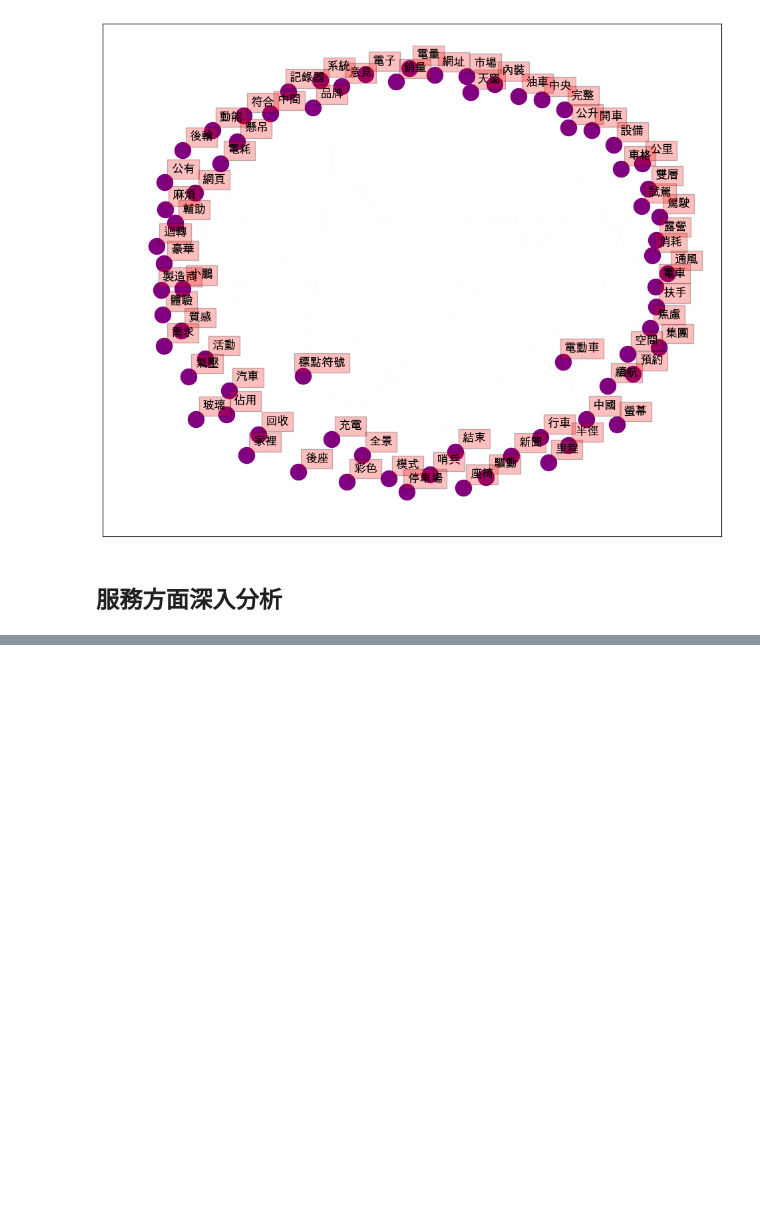
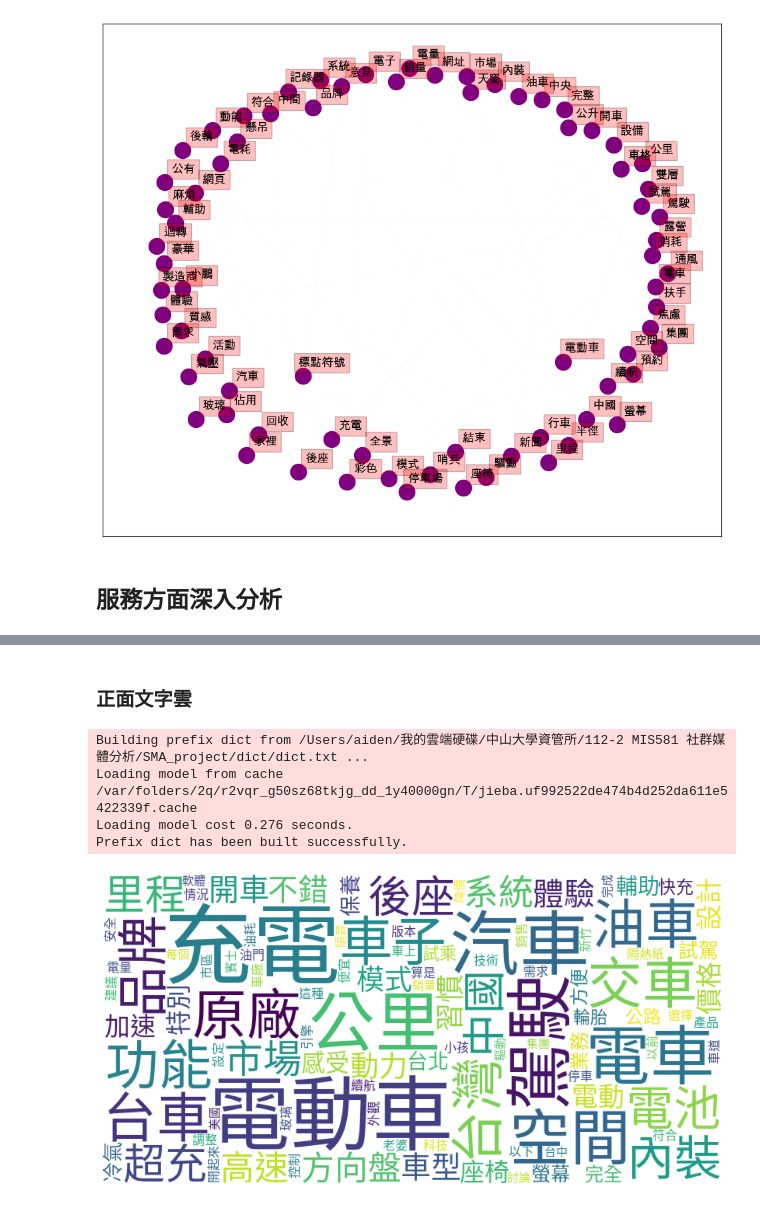
Before and after one commit to jerry791/SMA_project, a Jupyter notebook: project2.ipynb, the cells around one changed output, grey strips where cells are left out. Drawn from its saved outputs; the diff is of its cells as text; code cells hidden in the pictures; blank space fills up the shorter version.

```diff
--- a/project2.ipynb
+++ b/project2.ipynb
@@ -797,3 +939,9 @@ plt.show()
 [figure]
 # %% [markdown]
 ## 服務方面深入分析
+# %%
+df = pd.read_csv("data/ppt_tesla_classified_cleaned.csv")
+df_service = df[df["class"]== "使用者體驗"]
+df_service_pos =df_service[df_service['sentiment']=='正面']
+df_service_neg =df_service[df_service['sentiment']=='負面']
+df_service
@@ -799,0 +978,29 @@ plt.show()
+# %%
+def get_freq_to_wordcloud(input_df):
+    jieba.set_dictionary("dict/dict.txt")
+    df_service_pos＿word = input_df.assign(word = input_df['sentence'].apply(jieba.lcut)).explode('word').drop(['sentence'], axis=1)
+    df_service_pos＿word = df_service_pos＿word.loc[df_service_pos＿word['word'].str.len() > 1]
+    stopwords = [line.strip() for line in open('dict/stopwords.txt', 'r', encoding='utf-8').readlines()]
+    after_clear_df_pos = df_service_pos＿word[~df_service_pos＿word['word'].isin(stopwords)]
+    freq_df_clear_pos = pd.DataFrame(pd.value_counts(after_clear_df_pos['word'])).sort_values(by = ['count'], ascending = False).reset_index()
+    freq_dict_nostop_pos = freq_df_clear_pos.set_index('word').to_dict()
+    freq_dict_nostop_pos = freq_dict_nostop_pos['count']
+    return freq_dict_nostop_pos
+# %% [markdown]
+### 正面文字雲
+# %%
+# 繪製文字雲
+freq_service_pos = get_freq_to_wordcloud(df_service_pos)
+wordcloud_nostop = WordCloud(background_color = 'white', width = 800, height = 400, font_path = FontPath, max_words =100)
+wordcloud_nostop.generate_from_frequencies(freq_service_pos)
+
+plt.figure(figsize = (15,12))
+plt.imshow(wordcloud_nostop)
+plt.axis('off')
+plt.show()
+# %% [output]
+Building prefix dict from /Users/aiden/我的雲端硬碟/中山大學資管所/112-2 MIS581 社群媒體分析/SMA_project/dict/dict.txt ...
+Loading model from cache /var/folders/2q/r2vqr_g50sz68tkjg_dd_1y40000gn/T/jieba.uf992522de474b4d252da611e5422339f.cache
+Loading model cost 0.276 seconds.
+Prefix dict has been built successfully.
+[figure, added]
```
Also changed, not shown: parts of 47 cells of this notebook.
